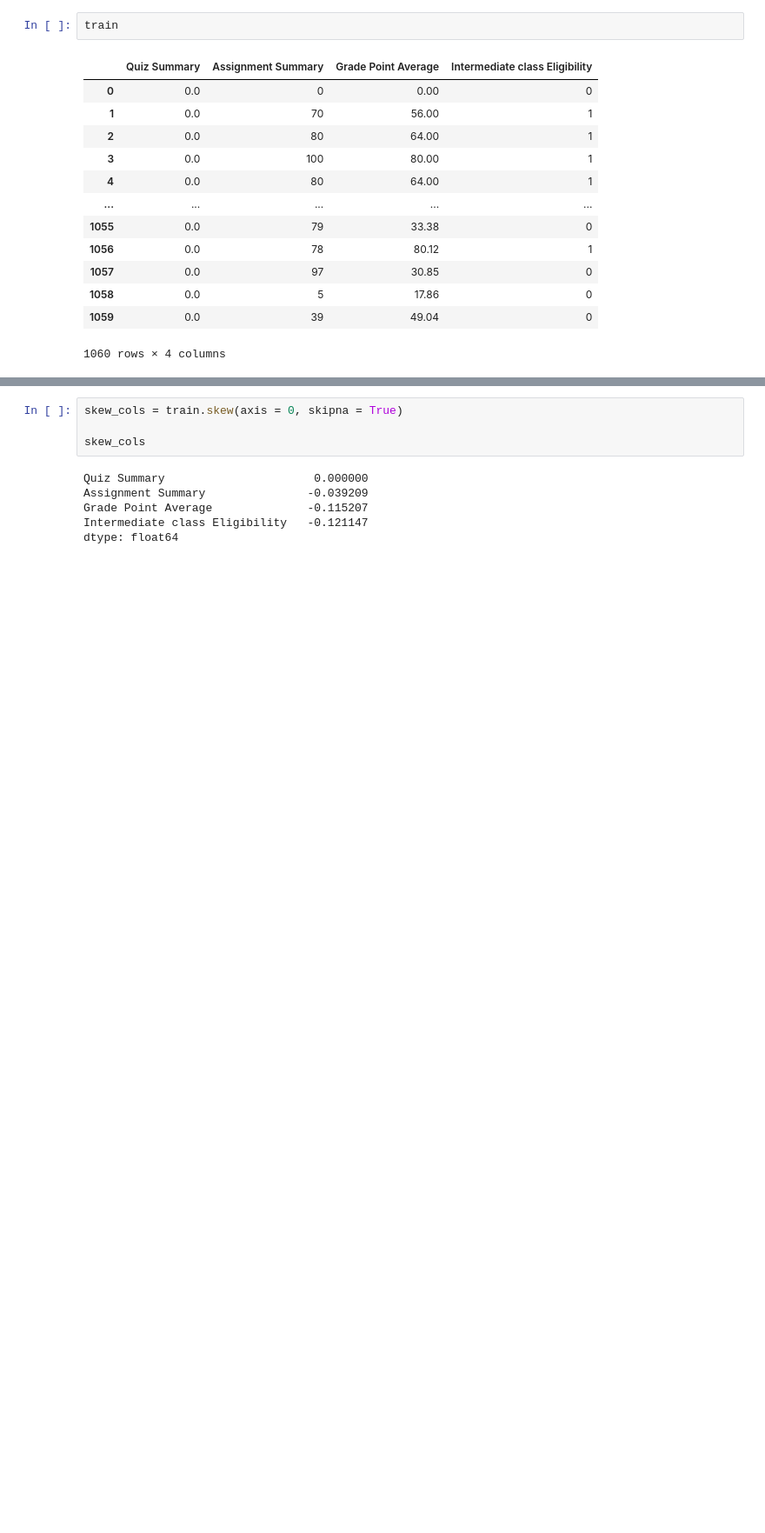
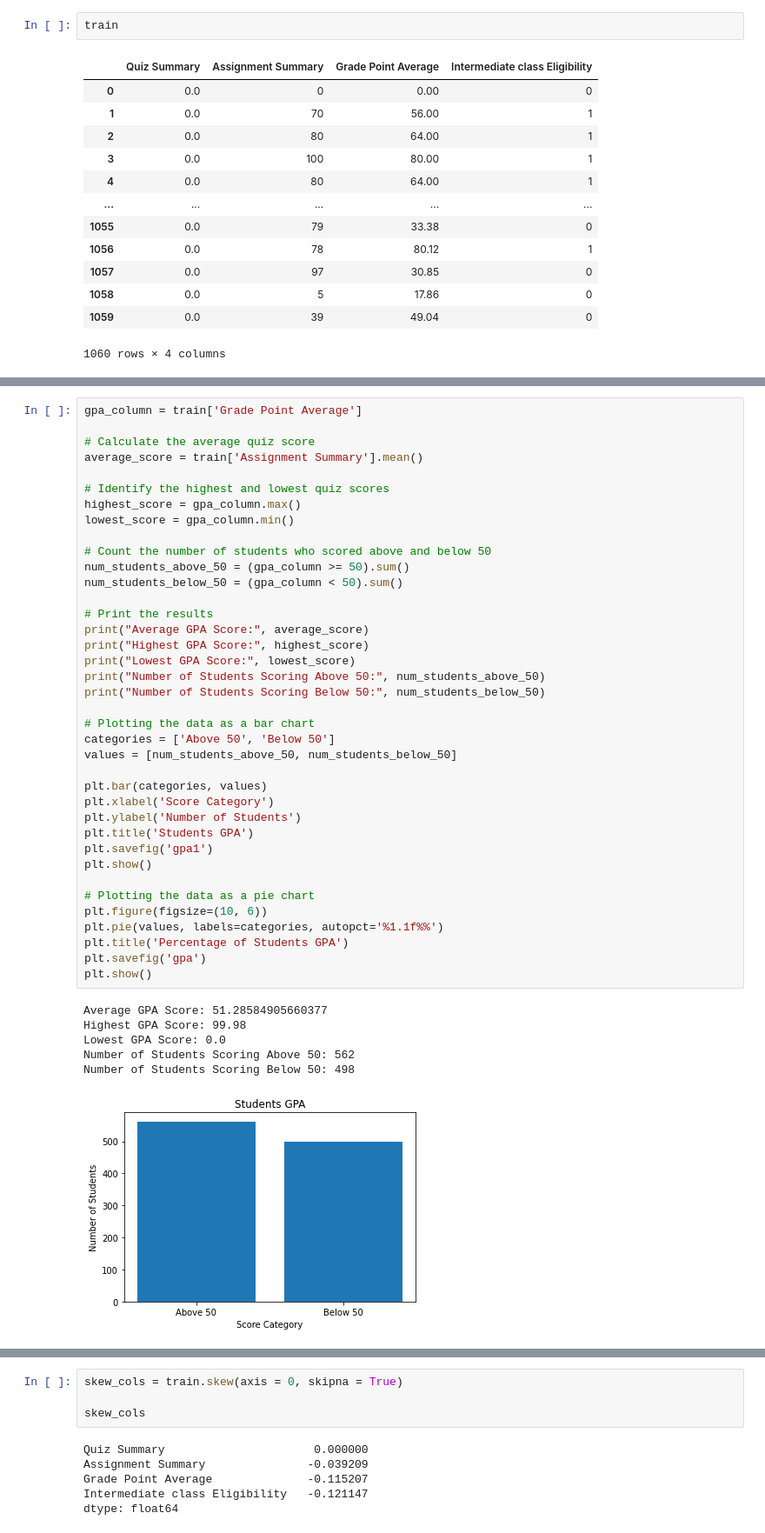
Before and after one commit to Tinauyateide/My_Machine_learning_projects, a Jupyter notebook: Struten_courses.ipynb, the cells around one changed output, grey strips where cells are left out. Shown: that part at 87% size. Drawn from its saved outputs; the diff is of its cells as text; blank space fills up the shorter version.

```diff
--- a/Struten_courses.ipynb
+++ b/Struten_courses.ipynb
@@ -236,3 +239,48 @@ Assignment Summary: The assignment summary column provides information about a s
 Quiz Summary: The quiz summary column provides information about a student's performance on the quizzes given throughout the course. Students who have consistently high scores on their quizzes are more likely to be eligible to graduate.
 
 By exploring these columns, we can build a model that predicts a student's eligibility to graduate the course with a reasonable degree of accuracy.
+# %%
+gpa_column = train['Grade Point Average']
+
+# Calculate the average quiz score
+average_score = train['Assignment Summary'].mean()
+
+# Identify the highest and lowest quiz scores
+highest_score = gpa_column.max()
+lowest_score = gpa_column.min()
+
+# Count the number of students who scored above and below 50
+num_students_above_50 = (gpa_column >= 50).sum()
+num_students_below_50 = (gpa_column < 50).sum()
+
+# Print the results
+print("Average GPA Score:", average_score)
+print("Highest GPA Score:", highest_score)
+print("Lowest GPA Score:", lowest_score)
+print("Number of Students Scoring Above 50:", num_students_above_50)
+print("Number of Students Scoring Below 50:", num_students_below_50)
+
+# Plotting the data as a bar chart
+categories = ['Above 50', 'Below 50']
+values = [num_students_above_50, num_students_below_50]
+
+plt.bar(categories, values)
+plt.xlabel('Score Category')
+plt.ylabel('Number of Students')
+plt.title('Students GPA')
+plt.savefig('gpa1')
+plt.show()
+
+# Plotting the data as a pie chart
+plt.figure(figsize=(10, 6))
+plt.pie(values, labels=categories, autopct='%1.1f%%')
+plt.title('Percentage of Students GPA')
+plt.savefig('gpa')
+plt.show()
+# %% [output]
+Average GPA Score: 51.28584905660377
+Highest GPA Score: 99.98
+Lowest GPA Score: 0.0
+Number of Students Scoring Above 50: 562
+Number of Students Scoring Below 50: 498
+[figure, added]
```
Also changed, not shown: parts of 21 cells of this notebook, 10 other files.
